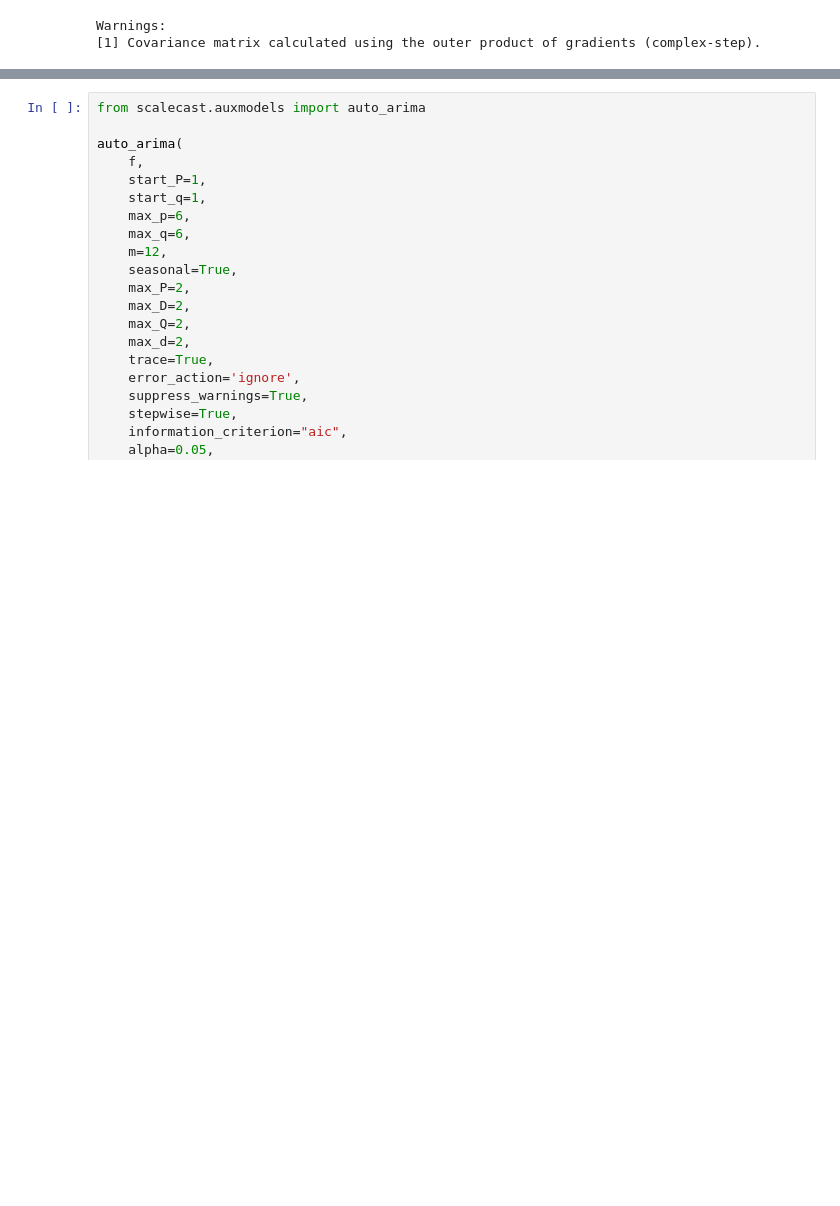
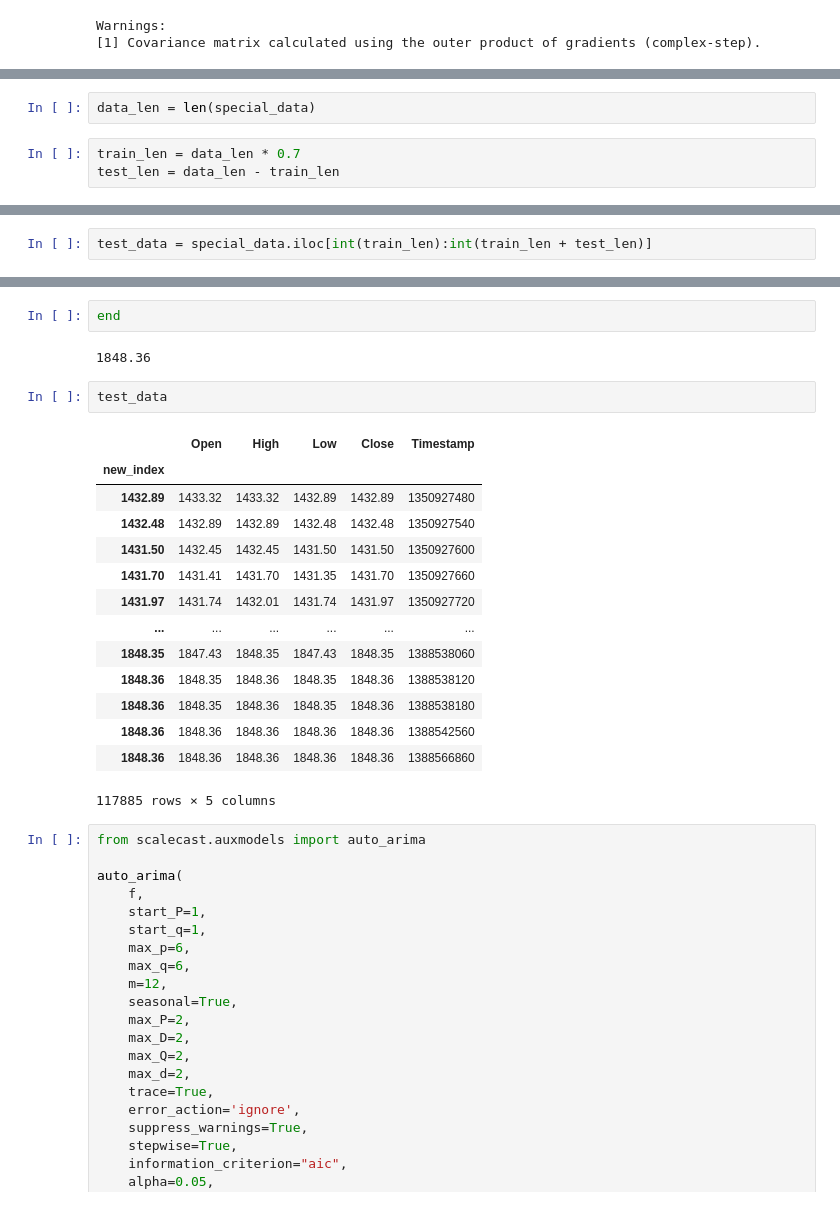
Before and after one commit to SkivHisink/MasterWork, a Jupyter notebook: Notebooks/Econometric/ARIMAMinuteForecast.ipynb, the cells around one changed output, grey strips where cells are left out. Saved outputs shown, nothing was run; the diff lists cells and outputs as text; blank space fills up the shorter version.

```diff
--- a/Notebooks/Econometric/ARIMAMinuteForecast.ipynb
+++ b/Notebooks/Econometric/ARIMAMinuteForecast.ipynb
@@ -193,0 +246,5 @@ Warnings:
+# %%
+data_len = len(special_data)
+# %%
+train_len = data_len * 0.7
+test_len = data_len - train_len
@@ -193,0 +253,2 @@ Warnings:
+# %%
+test_data = special_data.iloc[int(train_len):int(train_len + test_len)]
@@ -194,3 +309,24 @@ Warnings:
+# %%
+end
+# %% [output]
+1848.36
+# %%
+test_data
+# %% [output]
+|  | Open | High | Low | Close | Timestamp |
+| new_index |  |  |  |  |  |
+| 1432.89 | 1433.32 | 1433.32 | 1432.89 | 1432.89 | 1350927480 |
+| 1432.48 | 1432.89 | 1432.89 | 1432.48 | 1432.48 | 1350927540 |
+| 1431.50 | 1432.45 | 1432.45 | 1431.50 | 1431.50 | 1350927600 |
+| 1431.70 | 1431.41 | 1431.70 | 1431.35 | 1431.70 | 1350927660 |
+| 1431.97 | 1431.74 | 1432.01 | 1431.74 | 1431.97 | 1350927720 |
+| ... | ... | ... | ... | ... | ... |
+| 1848.35 | 1847.43 | 1848.35 | 1847.43 | 1848.35 | 1388538060 |
+| 1848.36 | 1848.35 | 1848.36 | 1848.35 | 1848.36 | 1388538120 |
+| 1848.36 | 1848.35 | 1848.36 | 1848.35 | 1848.36 | 1388538180 |
+| 1848.36 | 1848.36 | 1848.36 | 1848.36 | 1848.36 | 1388542560 |
+| 1848.36 | 1848.36 | 1848.36 | 1848.36 | 1848.36 | 1388566860 |
+117885 rows × 5 columns
 # %%
 from scalecast.auxmodels import auto_arima
 
```
Also changed, not shown: parts of 17 cells of this notebook, 15 other files.
